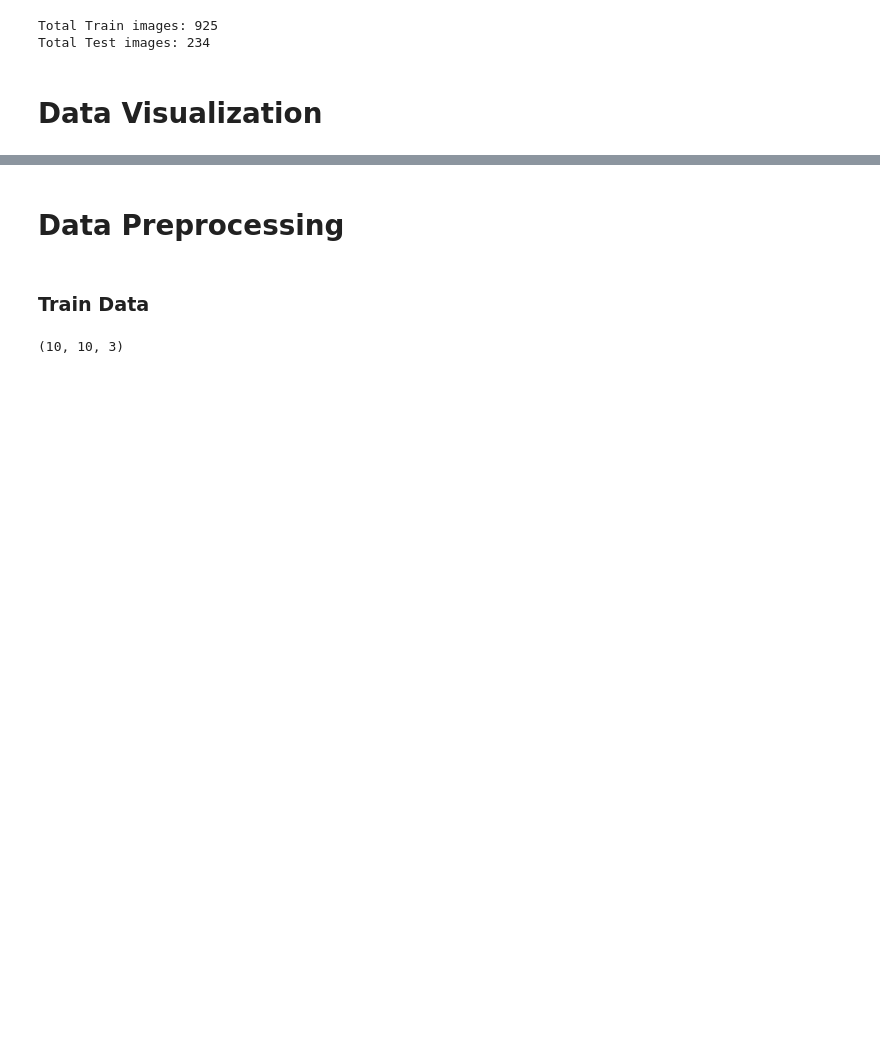
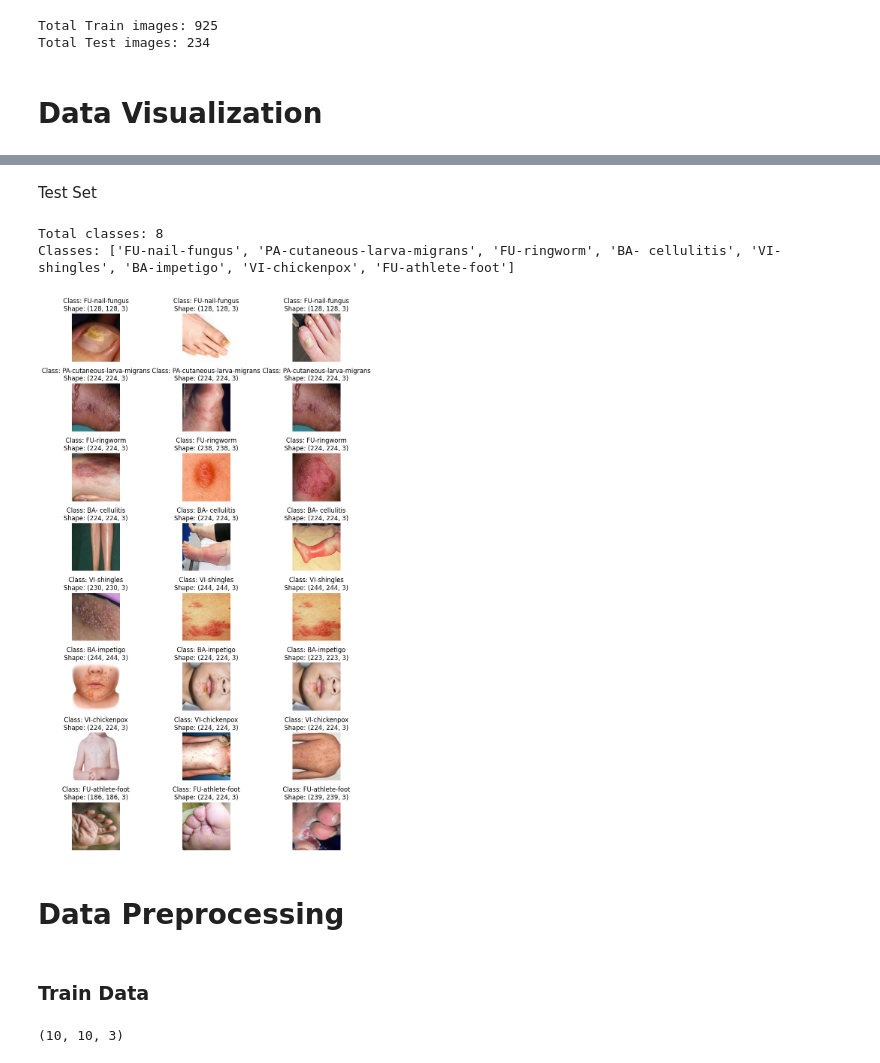
Before and after one commit to Awais-Anwer/semester-project, a Jupyter notebook: Skin_Disease.ipynb, the cells around one changed output, grey strips where cells are left out. Cells and saved outputs as stored; diff of their text form; code cells hidden in the pictures; blank space fills up the shorter version.

```diff
--- a/Skin_Disease.ipynb
+++ b/Skin_Disease.ipynb
@@ -90,3 +115,34 @@ fig.show()
+# %% [markdown]
+Test Set
+# %%
+# test set classes
+classes = os.listdir(test_dir)
+print(f"Total classes: {len(classes)}")
+print(f"Classes: {classes}")
+# %% [output]
+Total classes: 8
+Classes: ['FU-nail-fungus', 'PA-cutaneous-larva-migrans', 'FU-ringworm', 'BA- cellulitis', 'VI-shingles', 'BA-impetigo', 'VI-chickenpox', 'FU-athlete-foot']
+# %%
+NUM_IMAGES = 3
+fig, ax = plt.subplots(nrows = len(classes), ncols = NUM_IMAGES, figsize = (10, 15))
+
+row = 0
+for c in classes:
+  image_path_class = list(Path(os.path.join(test_dir, c)).glob('*.jpg'))
+  image_selected = random.choices(image_path_class, k=NUM_IMAGES)
+
+  for i, image in enumerate(image_selected):
+     img_bgr = cv2.imread(str(image))
+     img_rgb = cv2.cvtColor(img_bgr, cv2. COLOR_BGR2RGB)
+     ax[row, i].imshow(img_rgb)
+     ax[row, i].set_title(f"Class: {c}\nShape: {img_rgb.shape}")
+     ax[row, i].axis("off")
+  row += 1
+
+fig.tight_layout()
+fig.show()
+# %% [output]
+[figure, added]
 # %% [markdown]
 # Data Preprocessing
 # %% [markdown]
```
Also changed, not shown: parts of 30 cells of this notebook.
